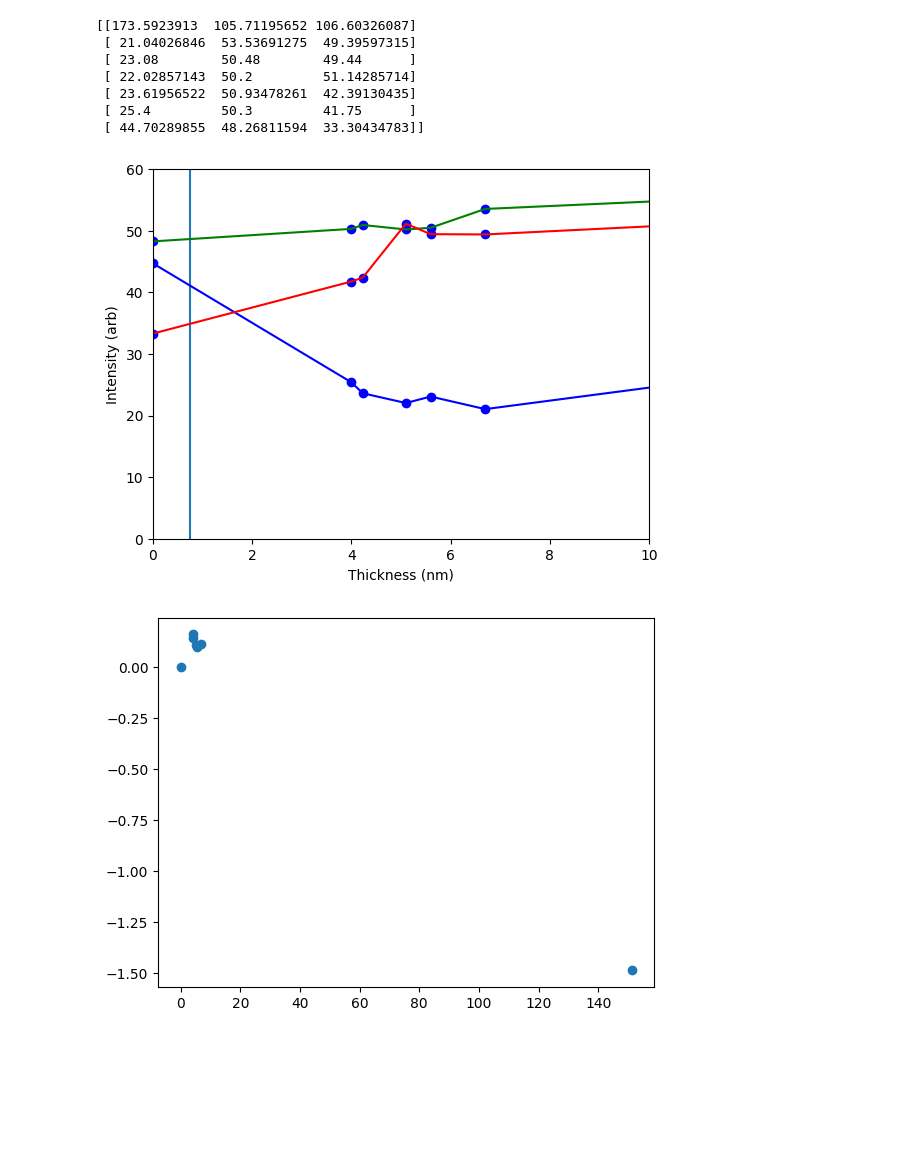
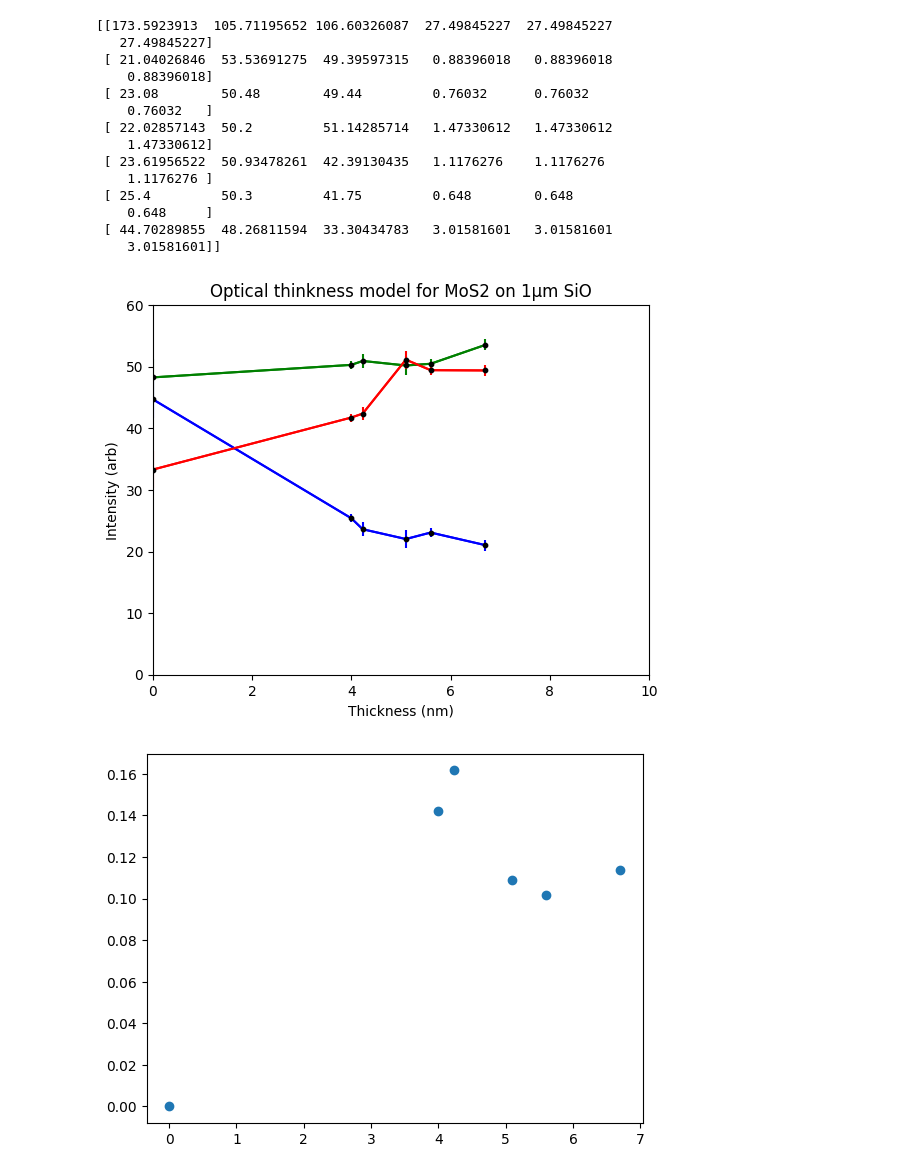
Before and after one commit to Lionfish30/Sommarjobb-2024, a Jupyter notebook: thickness model optical/thickness model optical.ipynb, the cells around one changed output. Drawn from its saved outputs; the diff is of its cells as text; code cells hidden in the pictures; blank space fills up the shorter version.

```diff
--- a/thickness model optical/thickness model optical.ipynb
+++ b/thickness model optical/thickness model optical.ipynb
@@ -15,9 +15,12 @@ def RGB(filename,PATH):
     df_A10 = pd.read_excel(PATH+"/"+filename)
     # print(df_A10)
     A10_B = np.average(df_A10["Blue(1)"].to_numpy())
+    A10_B_E = np.var(df_A10["Blue(1)"].to_numpy())*1.2
     A10_R = np.average(df_A10["Red(1)"].to_numpy())
+    A10_R_E = np.var(df_A10["Blue(1)"].to_numpy())*1.2
     A10_G = np.average(df_A10["Green(1)"].to_numpy())
-    return np.array([A10_B,A10_G,A10_R])
+    A10_G_E = np.var(df_A10["Blue(1)"].to_numpy())*1.2
+    return np.array([A10_B,A10_G,A10_R,A10_B_E,A10_G_E,A10_R_E])
 
 A10 = RGB("A10.xlsx",PATH)
 B15 = RGB("B15.xlsx",PATH)
@@ -62,47 +65,60 @@ optical_data_chip3 = np.array(optical_data_chip3)
 optical_data_chip3 = optical_data_chip3[optical_data_chip3[:, 0].argsort()[::-1]]
 
 # plt.vlines(optical_data_chip3[:,0]*1e9,0,255,colors=optical_data_chip3[:,1:]/255,linewidth=10,zorder=0,alpha=1)
-plt.vlines(0.75,0,255)
+# plt.vlines(0.75,0,255)
 # plt.plot(optical_data_chip2[:,0]*1e9,optical_data_chip2[:,1],color="b")
 # plt.plot(optical_data_chip2[:,0]*1e9,optical_data_chip2[:,2],color="g")
 # plt.plot(optical_data_chip2[:,0]*1e9,optical_data_chip2[:,3],color="r")
 # plt.scatter(optical_data_chip2[:,0]*1e9,optical_data_chip2[:,1],color="y")
 # plt.scatter(optical_data_chip2[:,0]*1e9,optical_data_chip2[:,2],color="y")
 # plt.scatter(optical_data_chip2[:,0]*1e9,optical_data_chip2[:,3],color="y")
 
-plt.plot(optical_data_chip3[:,0]*1e9,optical_data_chip3[:,1],color="b")
-plt.plot(optical_data_chip3[:,0]*1e9,optical_data_chip3[:,2],color="g")
-plt.plot(optical_data_chip3[:,0]*1e9,optical_data_chip3[:,3],color="r")
-plt.scatter(optical_data_chip3[:,0]*1e9,optical_data_chip3[:,1],color="blue")
-plt.scatter(optical_data_chip3[:,0]*1e9,optical_data_chip3[:,2],color="blue")
-plt.scatter(optical_data_chip3[:,0]*1e9,optical_data_chip3[:,3],color="blue")
+plt.plot(optical_data_chip3[1:,0]*1e9,optical_data_chip3[1:,1],color="b")
+plt.plot(optical_data_chip3[1:,0]*1e9,optical_data_chip3[1:,2],color="g")
+plt.plot(optical_data_chip3[1:,0]*1e9,optical_data_chip3[1:,3],color="r")
+
+plt.errorbar(optical_data_chip3[1:,0]*1e9,optical_data_chip3[1:,1],yerr=optical_data_chip3[1:,4] ,color="blue")
+plt.errorbar(optical_data_chip3[1:,0]*1e9,optical_data_chip3[1:,2],yerr=optical_data_chip3[1:,5],color="green")
+plt.errorbar(optical_data_chip3[1:,0]*1e9,optical_data_chip3[1:,3],yerr=optical_data_chip3[1:,6],color="red")
+
+plt.scatter(optical_data_chip3[1:,0]*1e9,optical_data_chip3[1:,1],color="black",s=10,zorder=10)
+plt.scatter(optical_data_chip3[1:,0]*1e9,optical_data_chip3[1:,2],color="black",s=10,zorder=10)
+plt.scatter(optical_data_chip3[1:,0]*1e9,optical_data_chip3[1:,3],color="black",s=10,zorder=10)
 
 def CO(array):
     return ((zero[0]-array[:,0])/(zero[0]+array[:,0]) + (zero[1]-array[:,1])/(zero[1]+array[:,1]) + (zero[2]-array[:,2])/(zero[2]+array[:,2]) )
 print(optical_data_chip3[:,1:])
 
 
 
 
 plt.xlim((0,10))
 plt.ylim((0,60))
 plt.xlabel("Thickness (nm)")
 plt.ylabel("Intensity (arb)")
 plt.annotate("Monolayer", xytext=(1, 240), xy=(0.75, 230),
             arrowprops=dict(arrowstyle="->"))
 # plt.plot(optical_data[:,0],optical_data[:,1],color="b")
 # plt.plot(optical_data[:,0],optical_data[:,2],color="g")
 # plt.plot(optical_data[:,0],optical_data[:,3],color="r")
+plt.title(r"Optical thinkness model for MoS2 on 1µm SiO")
 plt.show()
-plt.scatter(optical_data_chip3[:,0]*1e9, CO(optical_data_chip3[:,1:]))
+plt.scatter(optical_data_chip3[1:,0]*1e9, CO(optical_data_chip3[1:,1:]))
 plt.show()
 # %% [output]
-[[173.5923913  105.71195652 106.60326087]
- [ 21.04026846  53.53691275  49.39597315]
- [ 23.08        50.48        49.44      ]
- [ 22.02857143  50.2         51.14285714]
- [ 23.61956522  50.93478261  42.39130435]
- [ 25.4         50.3         41.75      ]
- [ 44.70289855  48.26811594  33.30434783]]
+[[173.5923913  105.71195652 106.60326087  27.49845227  27.49845227
+   27.49845227]
+ [ 21.04026846  53.53691275  49.39597315   0.88396018   0.88396018
+    0.88396018]
+ [ 23.08        50.48        49.44         0.76032      0.76032
+    0.76032   ]
+ [ 22.02857143  50.2         51.14285714   1.47330612   1.47330612
+    1.47330612]
+ [ 23.61956522  50.93478261  42.39130435   1.1176276    1.1176276
+    1.1176276 ]
+ [ 25.4         50.3         41.75         0.648        0.648
+    0.648     ]
+ [ 44.70289855  48.26811594  33.30434783   3.01581601   3.01581601
+    3.01581601]]
-[figure, old version]
+[figure, new version]
-[figure, old version]
+[figure, new version]
```
Also changed, not shown: 46 other files.
